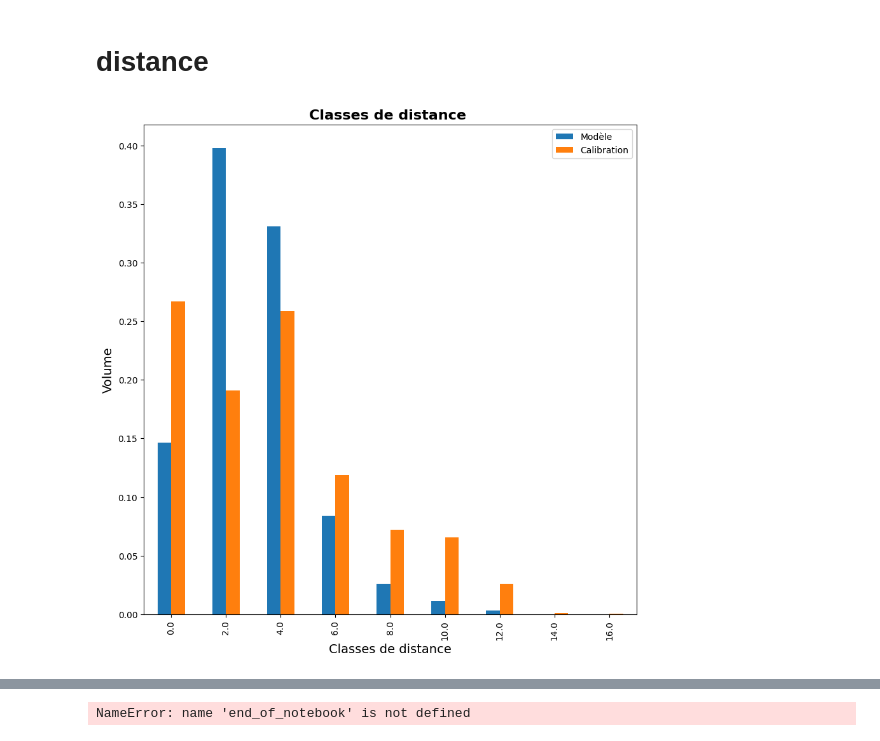
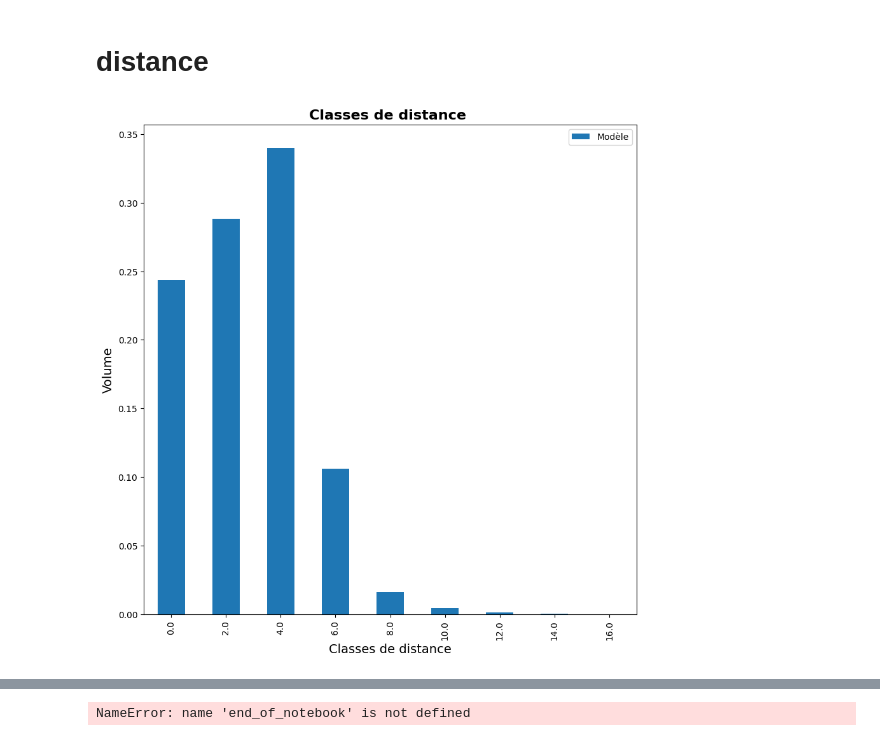
Before and after one commit to systragroup/quetzal_port_moresby, a Jupyter notebook: notebooks/2_model/B20_generation_distribution.ipynb, the cells around one changed output, grey strips where cells are left out. Cells and saved outputs as stored; diff of their text form; code cells hidden in the pictures.

Commit message:
bouton calib data

```diff
--- a/notebooks/2_model/B20_generation_distribution.ipynb
+++ b/notebooks/2_model/B20_generation_distribution.ipynb
@@ -473,5 +462,5 @@ if calib_file_provided and macro_file_provided:
 # %%
-if calib_file_provided and macro_file_provided:
+if calib_file_provided and macro_file_provided and var['calibration']['survey_comparison']:
     to_plot = comp_volumes_macro.set_index(['origin', 'destination'])
     ycol= 'volumes_model'
     xcol= 'volumes_calibration'
@@ -495,5 +482,5 @@ if calib_file_provided and macro_file_provided:
 # %%
-if calib_file_provided and macro_file_provided:
+if calib_file_provided and macro_file_provided and var['calibration']['survey_comparison']:
     to_plot = comp_volumes_macro.set_index(['origin', 'destination'])
     ycol= 'volumes_model'
     xcol= 'volumes_calibration'
@@ -521,21 +506,28 @@ if calib_file_provided and macro_file_provided:
 # distance
 # %%
 comp_volumes = comp_volumes.merge(distances[['origin', 'destination', 'euclidean_distance', 'avg_dist']],on = ["origin","destination"], how ="left")
-comp_volumes_dist = comp_volumes.groupby('euclidean_distance').agg({'volumes_model':'sum', 'volumes_calibration':'sum', 'avg_dist':'mean'})
+if var['calibration']['survey_comparison']:
+    comp_volumes_dist = comp_volumes.groupby('euclidean_distance').agg({'volumes_model':'sum', 'volumes_calibration':'sum', 'avg_dist':'mean'})
+else:
+    comp_volumes_dist = comp_volumes.groupby('euclidean_distance').agg({'volumes_model':'sum', 'avg_dist':'mean'})
 # %%
-if calib_file_provided:
+if calib_file_provided and var['calibration']['survey_comparison']:
     comp_volumes_dist['volumes_model'] *= comp_volumes_dist['volumes_calibration'].sum() / comp_volumes_dist['volumes_model'].sum()
     comp_volumes_dist['volumes_calibration'] = comp_volumes_dist['volumes_calibration']/comp_volumes_dist['volumes_calibration'].sum()
 # %%
 comp_volumes_dist['volumes_model'] = comp_volumes_dist['volumes_model']/comp_volumes_dist['volumes_model'].sum()
-to_plot = comp_volumes_dist[['volumes_model', 'volumes_calibration']]#.plot( kind = 'bar', figsize=[10, 10])
+if var['calibration']['survey_comparison']:
+    to_plot = comp_volumes_dist[['volumes_model', 'volumes_calibration']]#.plot( kind = 'bar', figsize=[10, 10])
+else:
+    to_plot = comp_volumes_dist[['volumes_model']]#.plot( kind = 'bar', figsize=[10, 10])
+
 ax =  to_plot.plot.bar(figsize=[10, 10])
 plt.ylabel('Volume', fontsize=14)
 plt.xlabel('Classes de distance', fontsize=14)
 plt.title('Classes de distance ', loc='center', fontsize=16, fontweight="bold")
 plt.legend( ['Modèle', 'Calibration'])
 fig = ax.get_figure()
 plt.savefig(output_folder+'06_Comparaison_volumes_distances.png',bbox_inches='tight', dpi=150)
 # %% [output]
-[figure, old version]
+[figure, new version]
 # %%
```
Also changed, not shown: parts of 11 cells of this notebook, 22 other files.
